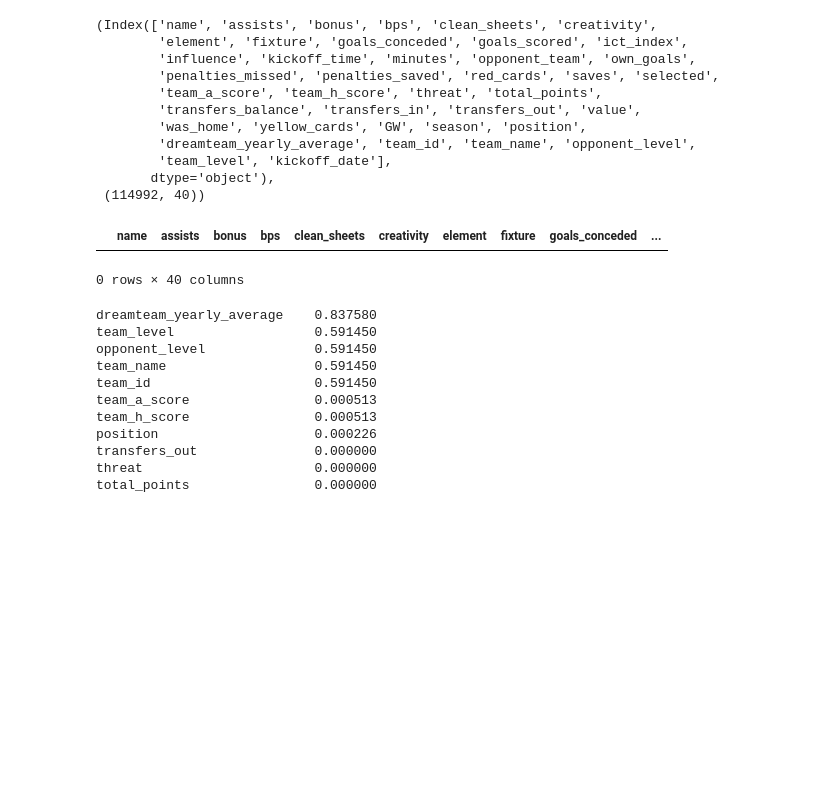
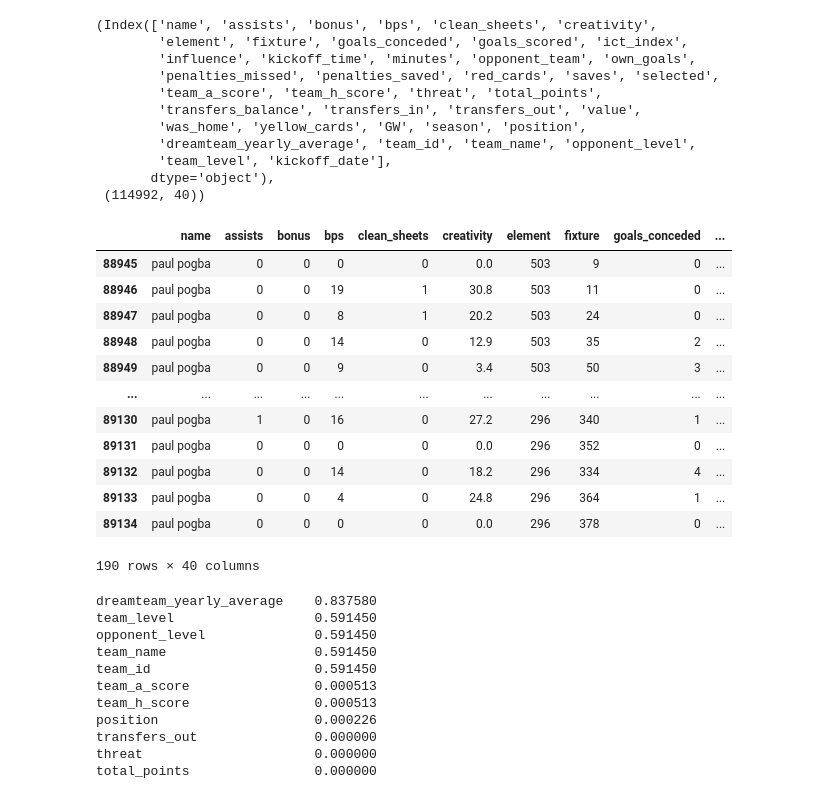
Before and after one commit to 1kruidenp/fflpred, a Jupyter notebook: notebooks/thal's notebook.ipynb, the cells around one changed output. Cells and saved outputs as stored; diff of their text form; code cells hidden in the pictures; blank space fills up the shorter version.

```diff
--- a/notebooks/thal's notebook.ipynb
+++ b/notebooks/thal's notebook.ipynb
@@ -570,11 +570,22 @@ data.columns, data.shape
 # %%
 def get_player_df(df,name):
     return df[df['name'] == name]
 
-get_player_df(data, '')
+get_player_df(data, 'paul pogba')
 # %% [output]
 |  | name | assists | bonus | bps | clean_sheets | creativity | element | fixture | goals_conceded | ... |
+| 88945 | paul pogba | 0 | 0 | 0 | 0 | 0.0 | 503 | 9 | 0 | ... |
+| 88946 | paul pogba | 0 | 0 | 19 | 1 | 30.8 | 503 | 11 | 0 | ... |
+| 88947 | paul pogba | 0 | 0 | 8 | 1 | 20.2 | 503 | 24 | 0 | ... |
+| 88948 | paul pogba | 0 | 0 | 14 | 0 | 12.9 | 503 | 35 | 2 | ... |
+| 88949 | paul pogba | 0 | 0 | 9 | 0 | 3.4 | 503 | 50 | 3 | ... |
+| ... | ... | ... | ... | ... | ... | ... | ... | ... | ... | ... |
+| 89130 | paul pogba | 1 | 0 | 16 | 0 | 27.2 | 296 | 340 | 1 | ... |
+| 89131 | paul pogba | 0 | 0 | 0 | 0 | 0.0 | 296 | 352 | 0 | ... |
+| 89132 | paul pogba | 0 | 0 | 14 | 0 | 18.2 | 296 | 334 | 4 | ... |
+| 89133 | paul pogba | 0 | 0 | 4 | 0 | 24.8 | 296 | 364 | 1 | ... |
+| 89134 | paul pogba | 0 | 0 | 0 | 0 | 0.0 | 296 | 378 | 0 | ... |
-0 rows × 40 columns
+190 rows × 40 columns
 # %%
 data.isnull().sum().sort_values(ascending=False)/len(data) #quite a lot
 # %% [output]
```
Also changed, not shown: parts of 57 cells of this notebook.
